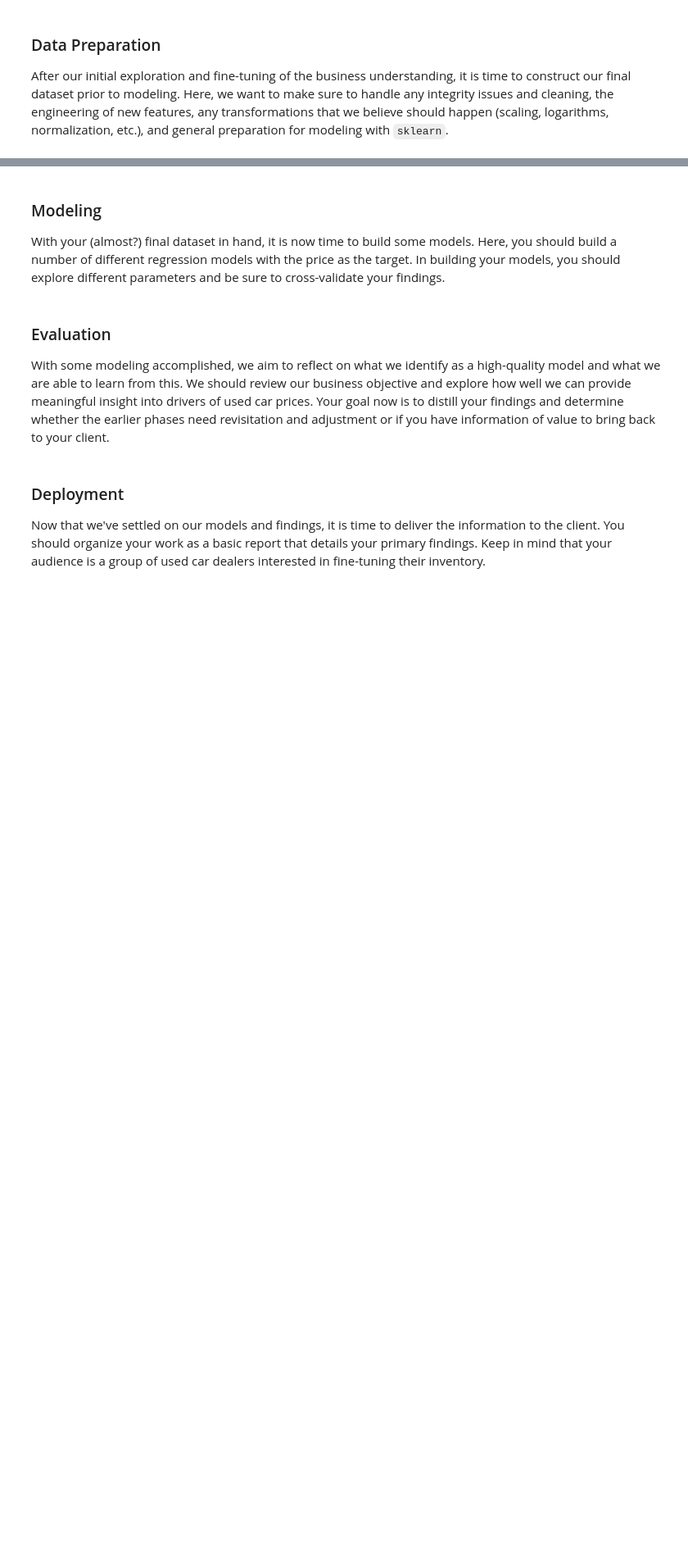
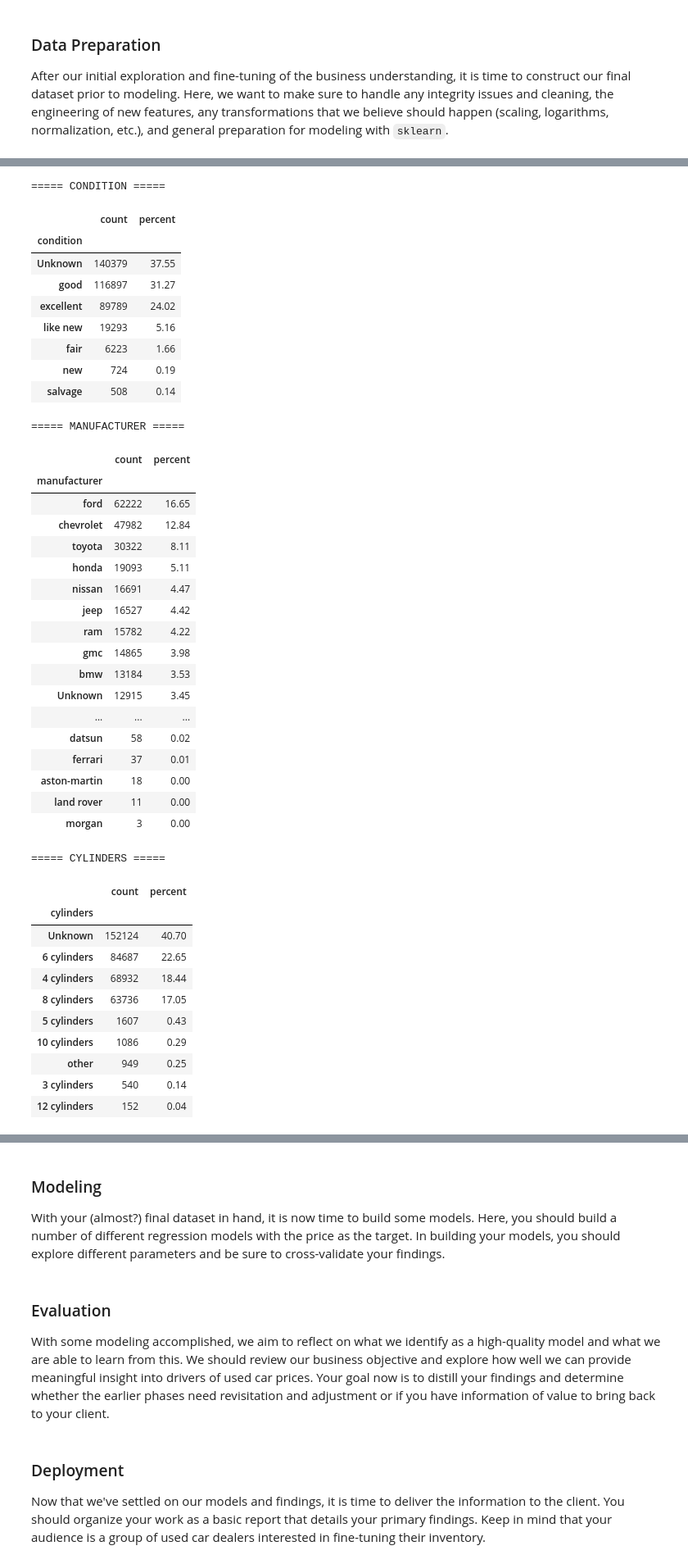
Before and after one commit to RT-Prog/ML_Learn_1, a Jupyter notebook: CarSalesPredictor/prompt_II.ipynb, the cells around one changed output, grey strips where cells are left out. Shown at 82% size. Cells and saved outputs as stored; diff of their text form; code cells hidden in the pictures; blank space fills up the shorter version.

```diff
--- a/CarSalesPredictor/prompt_II.ipynb
+++ b/CarSalesPredictor/prompt_II.ipynb
@@ -56,0 +257,17 @@ After our initial exploration and fine-tuning of the business understanding, it
+# %%
+# Year is missing for 973/374786 = 0.26% of records.
+# In case if we decide to use the year for calculating how old the car is, it maybe good to keep this variable and drop the missing rec
+# Alternate option i considered was to replace missing year with median of year, but I felt it may bias the dataset
+# (ctnd) unless i spend more time cross tabulating to see if there is sub segment of cars that have missing year
+# (cntn) to create any further derived variables
+
+vehicles_filtered = vehicles_filtered.dropna(subset=["year"])
+
+# Verify remaining missing values
+
+remaining_missing = vehicles_filtered.isna().sum()
+display(
+    remaining_missing[remaining_missing > 0]
+)
+
+print("Final shape:", vehicles_filtered.shape)
@@ -56,0 +312,60 @@ After our initial exploration and fine-tuning of the business understanding, it
+# %%
+#get frequency count of variables as needed
+
+def frequency_table(df, columns):
+    for col in columns:
+        freq_table = pd.DataFrame({
+            "count": df[col].value_counts(),
+            "percent": df[col].value_counts(normalize=True) * 100
+        })
+        print(f"\n===== {col.upper()} =====")
+        display(freq_table)
+
+# Check for what values condition, manufacturer and cylinders take, so as to make decisions about transformations
+
+frequency_table(
+    vehicles_filtered,
+    ["condition", "manufacturer", "cylinders"]
+)
+# %% [output]
+===== CONDITION =====
+|  | count | percent |
+| condition |  |  |
+| Unknown | 140379 | 37.55 |
+| good | 116897 | 31.27 |
+| excellent | 89789 | 24.02 |
+| like new | 19293 | 5.16 |
+| fair | 6223 | 1.66 |
+| new | 724 | 0.19 |
+| salvage | 508 | 0.14 |
+===== MANUFACTURER =====
+|  | count | percent |
+| manufacturer |  |  |
+| ford | 62222 | 16.65 |
+| chevrolet | 47982 | 12.84 |
+| toyota | 30322 | 8.11 |
+| honda | 19093 | 5.11 |
+| nissan | 16691 | 4.47 |
+| jeep | 16527 | 4.42 |
+| ram | 15782 | 4.22 |
+| gmc | 14865 | 3.98 |
+| bmw | 13184 | 3.53 |
+| Unknown | 12915 | 3.45 |
+| ... | ... | ... |
+| datsun | 58 | 0.02 |
+| ferrari | 37 | 0.01 |
+| aston-martin | 18 | 0.00 |
+| land rover | 11 | 0.00 |
+| morgan | 3 | 0.00 |
+===== CYLINDERS =====
+|  | count | percent |
+| cylinders |  |  |
+| Unknown | 152124 | 40.70 |
+| 6 cylinders | 84687 | 22.65 |
+| 4 cylinders | 68932 | 18.44 |
+| 8 cylinders | 63736 | 17.05 |
+| 5 cylinders | 1607 | 0.43 |
+| 10 cylinders | 1086 | 0.29 |
+| other | 949 | 0.25 |
+| 3 cylinders | 540 | 0.14 |
+| 12 cylinders | 152 | 0.04 |
```
Also changed, not shown: parts of 14 cells of this notebook.
